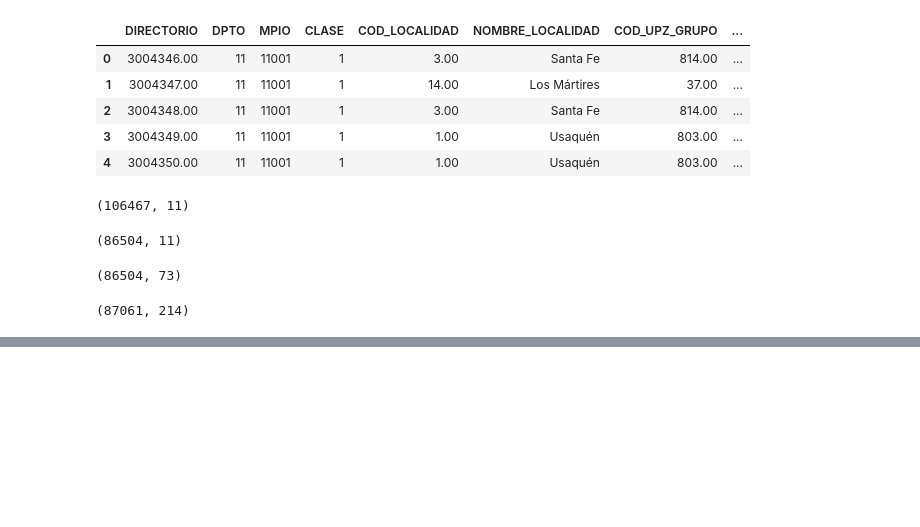
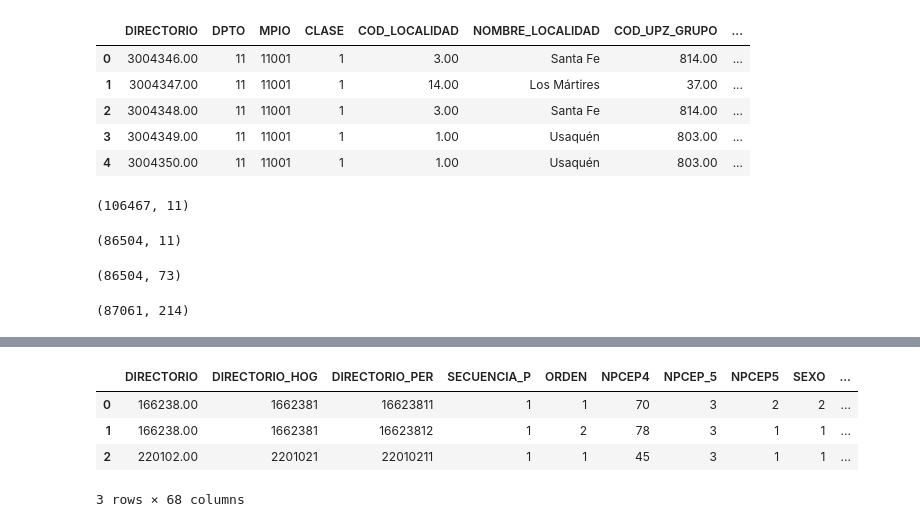
Before and after one commit to Julidmz/Data_Inmersion, a Jupyter notebook: DATA_INMERSION_AULA_3.ipynb, the cells around one changed output, grey strips where cells are left out. Drawn from its saved outputs; the diff is of its cells as text; code cells hidden in the pictures; blank space fills up the shorter version.

```diff
--- a/DATA_INMERSION_AULA_3.ipynb
+++ b/DATA_INMERSION_AULA_3.ipynb
@@ -250,8 +250,8 @@ datos_raw.shape
 # %%
 datos_b = pd.read_csv('/content/drive/MyDrive/Datos de la vivenda y su entorno (Capítulo B).csv', sep = ';',  encoding='latin-1')
 datos_c = pd.read_csv('/content/drive/MyDrive/Condiciones habitacionales del hogar (Capítulo C).csv', sep = ';',  encoding='latin-1')
-datos_d  = pd.read_csv('/content/drive/MyDrive/Composición del hogar y demografía (Capítulo E).csv', sep = ';',  encoding='latin-1')
-datos_e = pd.read_csv('/content/drive/MyDrive/Educación (Capítulo H).csv', sep = ';',  encoding='latin-1')
-datos_f = pd.read_csv('/content/drive/MyDrive/Percepción sobre las condiciones de vida y el desempeño institucional (Capítulo L).csv', sep = ';',  encoding='latin-1')
-datos_g = pd.read_csv('/content/drive/MyDrive/Fuerza de trabajo (Capítulo K).csv', sep = ';',  encoding='latin-1')
+datos_e  = pd.read_csv('/content/drive/MyDrive/Composición del hogar y demografía (Capítulo E).csv', sep = ';',  encoding='latin-1')
+datos_h = pd.read_csv('/content/drive/MyDrive/Educación (Capítulo H).csv', sep = ';',  encoding='latin-1')
+datos_l = pd.read_csv('/content/drive/MyDrive/Percepción sobre las condiciones de vida y el desempeño institucional (Capítulo L).csv', sep = ';',  encoding='latin-1')
+datos_k = pd.read_csv('/content/drive/MyDrive/Fuerza de trabajo (Capítulo K).csv', sep = ';',  encoding='latin-1')
 # %%
@@ -281,0 +327,8 @@ datos_dane.shape
+# %%
+datos_e.head(3)
+# %% [output]
+|  | DIRECTORIO | DIRECTORIO_HOG | DIRECTORIO_PER | SECUENCIA_P | ORDEN | NPCEP4 | NPCEP_5 | NPCEP5 | SEXO | ... |
+| 0 | 166238.00 | 1662381 | 16623811 | 1 | 1 | 70 | 3 | 2 | 2 | ... |
+| 1 | 166238.00 | 1662381 | 16623812 | 1 | 2 | 78 | 3 | 1 | 1 | ... |
+| 2 | 220102.00 | 2201021 | 22010211 | 1 | 1 | 45 | 3 | 1 | 1 | ... |
+3 rows × 68 columns
```
Also changed, not shown: parts of 18 cells of this notebook.
